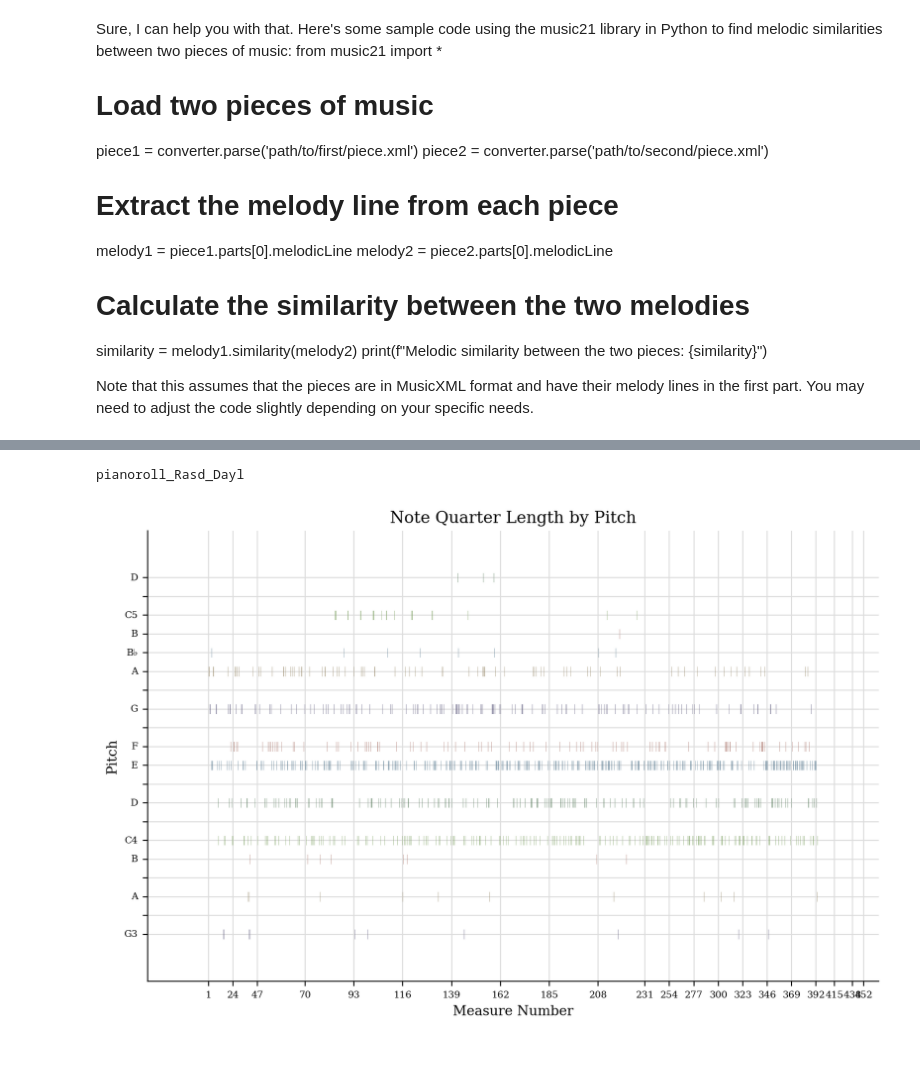
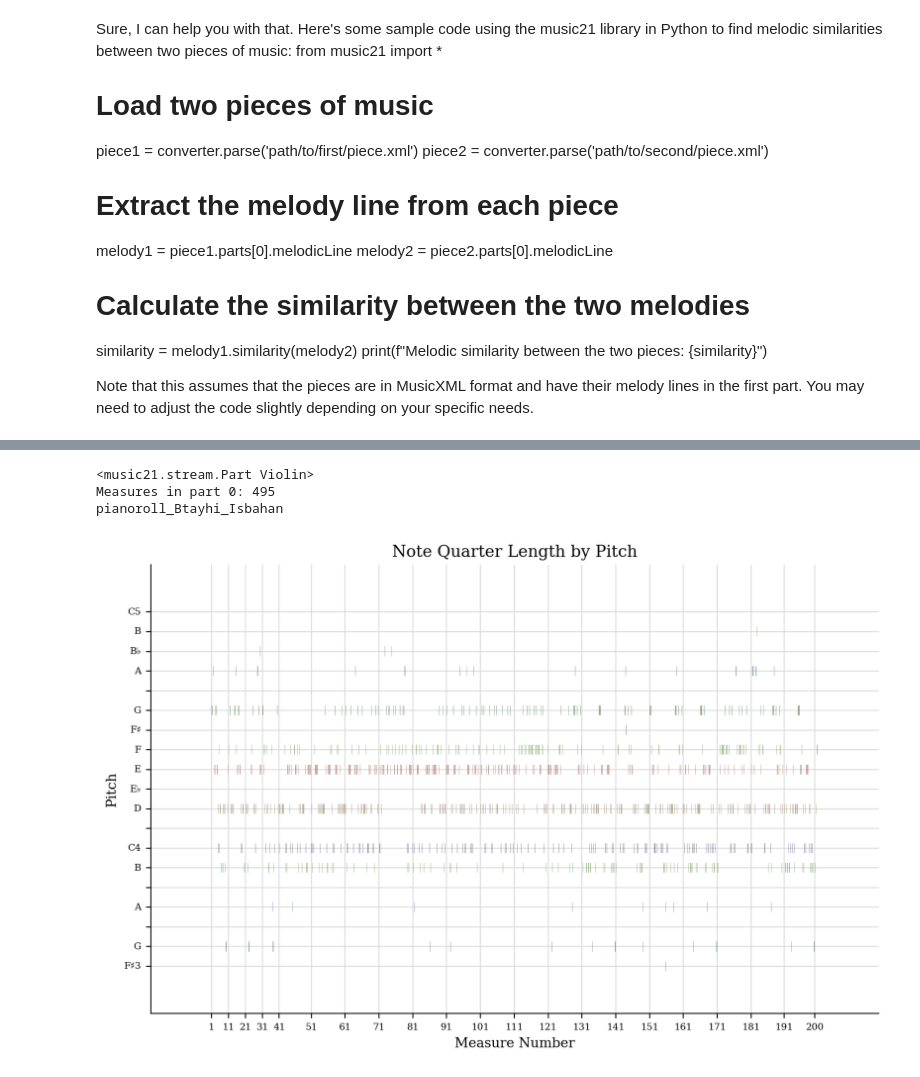
Before and after one commit to abhishekneerr/AMPLab, a Jupyter notebook: ethnonmusicology/Nawab_melodic_similarities.ipynb, the cells around one changed output, grey strips where cells are left out. Drawn from its saved outputs; the diff is of its cells as text; code cells hidden in the pictures.

Commit message:
all 5 score pianorolls limited 200meausres

```diff
--- a/ethnonmusicology/Nawab_melodic_similarities.ipynb
+++ b/ethnonmusicology/Nawab_melodic_similarities.ipynb
@@ -507,7 +366,26 @@ pianoroll_Raml_Maya
-# %%
-
-print("pianoroll_Rasd_Dayl")
-pianoroll_Rasd_Dayl = s5.plot('pianoroll')
-# %% [output]
-pianoroll_Rasd_Dayl
-[figure, removed]
+# %%
+# Nawba 1, 'Btayhi_Isbahan'
+
+s1 = converter.parse(
+    'Btayhi_Isbahan.mxl')
+
+scoreParts1 = s1.parts.stream()
+for element in scoreParts1.elements:
+    print(element)
+
+part1 = scoreParts1[0]
+# part0.elements
+measures1 = part1.getElementsByClass(stream.Measure).stream()
+print('Measures in part 0:', len(measures1))
+
+limited_measures1 = part1.measures(1, 200)
+
+
+
+print("pianoroll_Btayhi_Isbahan")
+pianoroll_Btayhi_Isbahan = limited_measures1.plot('pianoroll')
+# %% [output]
+<music21.stream.Part Violin>
+Measures in part 0: 495
+pianoroll_Btayhi_Isbahan
+[figure, added]
```
Also changed, not shown: parts of 30 cells of this notebook.
